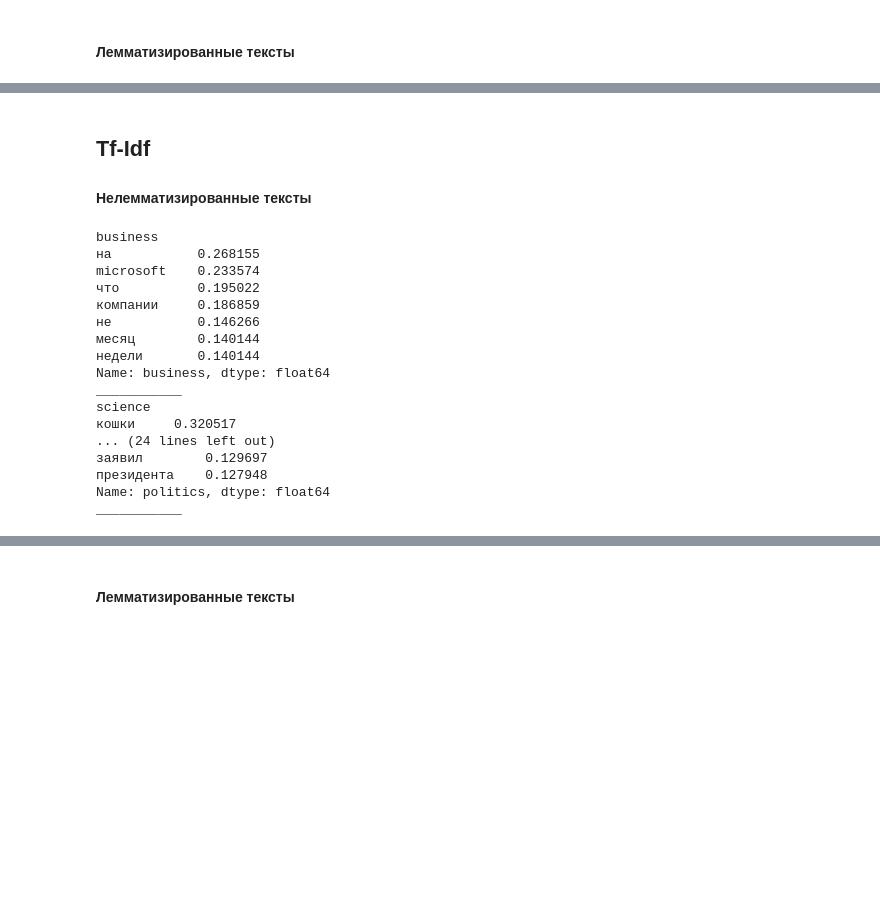
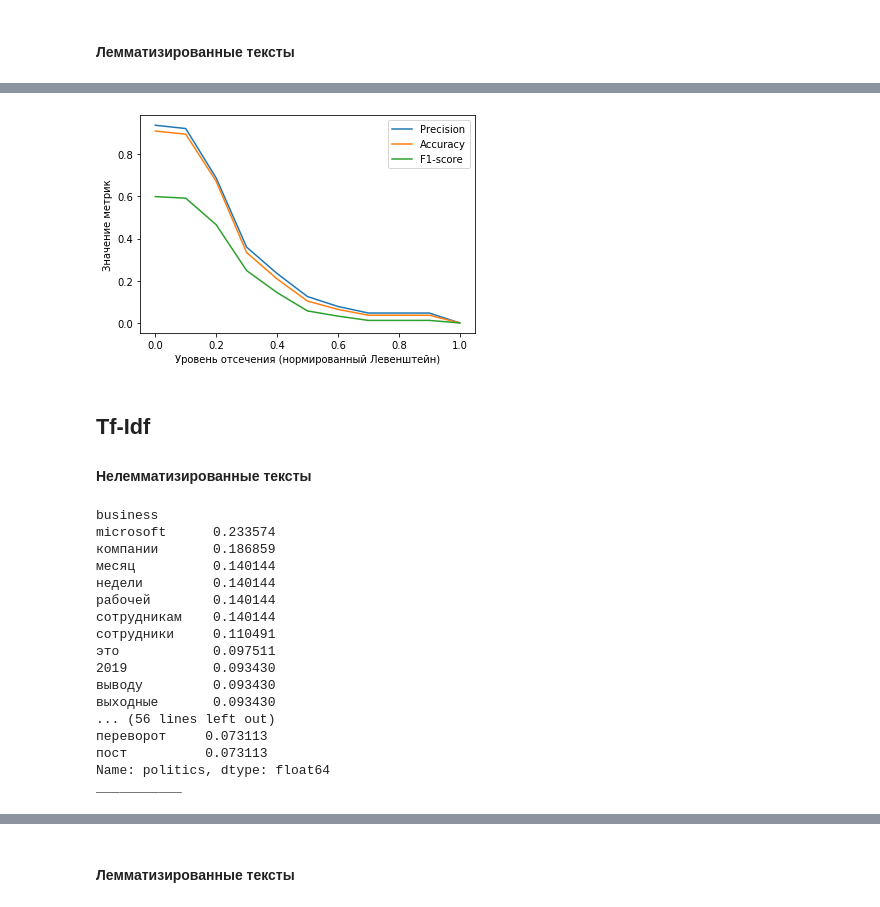
Before and after one commit to Kiryukhasemenov/4GradeNLP, a Jupyter notebook: homework_1/HW1.ipynb, the cells around one changed output, grey strips where cells are left out. Drawn from its saved outputs; the diff is of its cells as text; code cells hidden in the pictures; blank space fills up the shorter version.

```diff
--- a/homework_1/HW1.ipynb
+++ b/homework_1/HW1.ipynb
@@ -344,11 +439,16 @@ _________________
 # %% [markdown]
 #### Лемматизированные тексты
 # %%
+kw_pred_dict = {}
+
 for text in texts_dict.keys():
     print(text+':')
     text_rank = kw(preproc_texts_dict[text], pos_filter=[], scores=True)
+    kw_list = []
     for k_w in text_rank[:15]:
         print(f'{k_w[0]}\t{k_w[1]}')
+        kw_list.append(k_w[0])
+    kw_pred_dict[text] = kw_list
     print('_________________\n\n')
 # %% [output]
 business:
@@ -370,4 +470,25 @@ microsoft       0.16193307017117922
 _________________
+# %%
+thresholds = [0., 0.1, 0.2, 0.3, 0.4, 0.5, 0.6, 0.7, 0.8, 0.9, 1.]
+precs = []
+accs = []
+f1s = []
+
+for el in thresholds:
+    prec, acc, f1 = mean_metrics(keywords_lemmas_dict, kw_pred_dict, threshold=el)
+    precs.append(prec)
+    accs.append(acc)
+    f1s.append(f1)
+
+plt.plot(thresholds, precs)
+plt.plot(thresholds, accs)
+plt.plot(thresholds, f1s)
+plt.legend(['Precision', 'Accuracy', 'F1-score'])
+plt.xlabel('Уровень отсечения (нормированный Левенштейн)')
+plt.ylabel('Значение метрик')
+plt.show()
+# %% [output]
+[figure, added]
 # %% [markdown]
 ## Tf-Idf
 
@@ -389,28 +517,31 @@ df = pd.DataFrame(tf_idf_vector.toarray(), columns=cv.get_feature_names(), index
 df = df.T
 # %%
 col_names = list(df.columns)
-#texts_and_keywords = {}
+
+kw_pred_dict = {}
+
 for col in col_names:
-    kws = df.nlargest(7, col)
+    kws = df.nlargest(15, col)
     kws = kws[col]
     print(col)
     print(kws)
+    kw_pred_dict[col] = list(kws.index)
     print('___________')
 # %% [output]
 business
-на           0.268155
-microsoft    0.233574
-что          0.195022
-компании     0.186859
-не           0.146266
-месяц        0.140144
-недели       0.140144
-Name: business, dtype: float64
-___________
-science
-кошки     0.320517
-... (24 lines left out)
-заявил        0.129697
-президента    0.127948
+microsoft      0.233574
+компании       0.186859
+месяц          0.140144
+недели         0.140144
+рабочей        0.140144
+сотрудникам    0.140144
+сотрудники     0.110491
+это            0.097511
+2019           0.093430
+выводу         0.093430
+выходные       0.093430
+... (56 lines left out)
+переворот     0.073113
+пост          0.073113
 Name: politics, dtype: float64
 ___________
```
Also changed, not shown: parts of 22 cells of this notebook.
